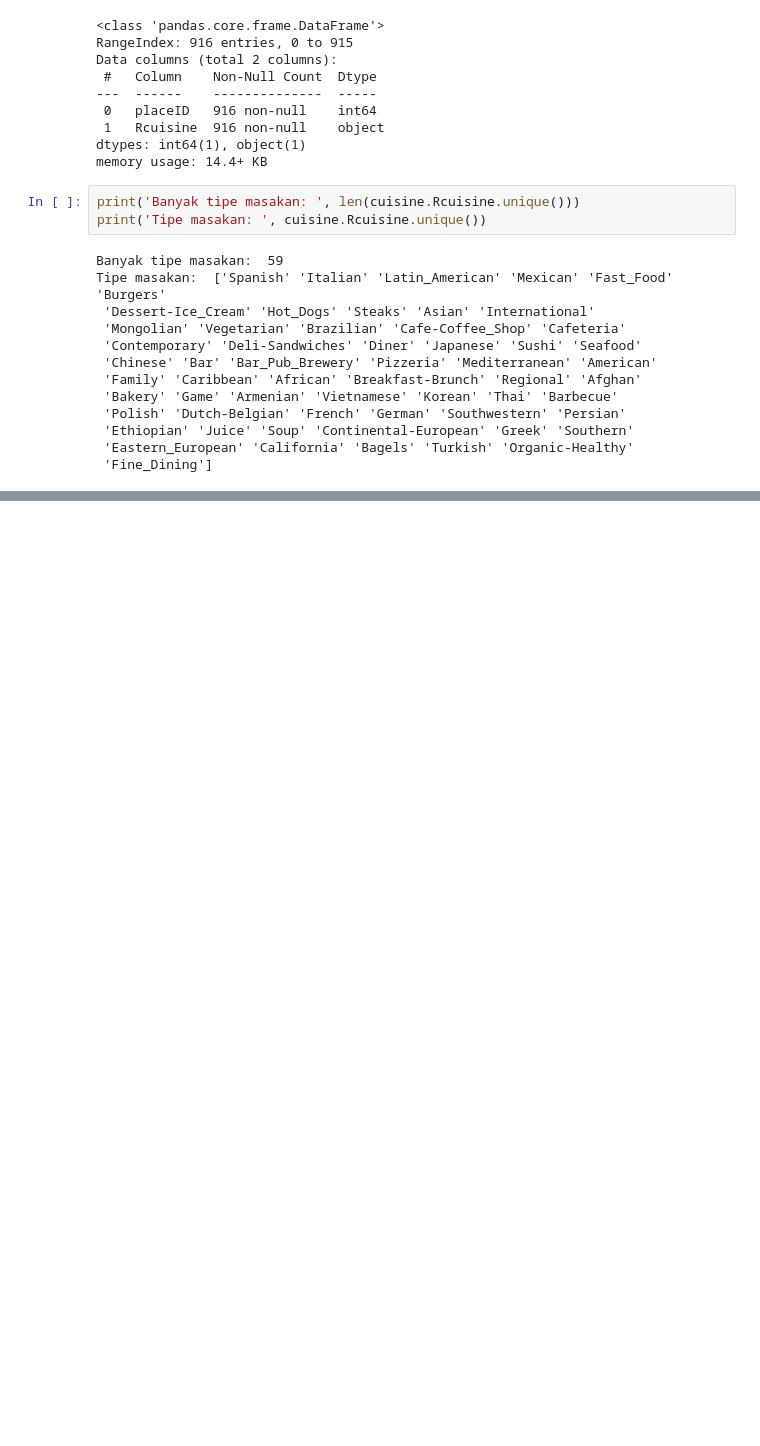
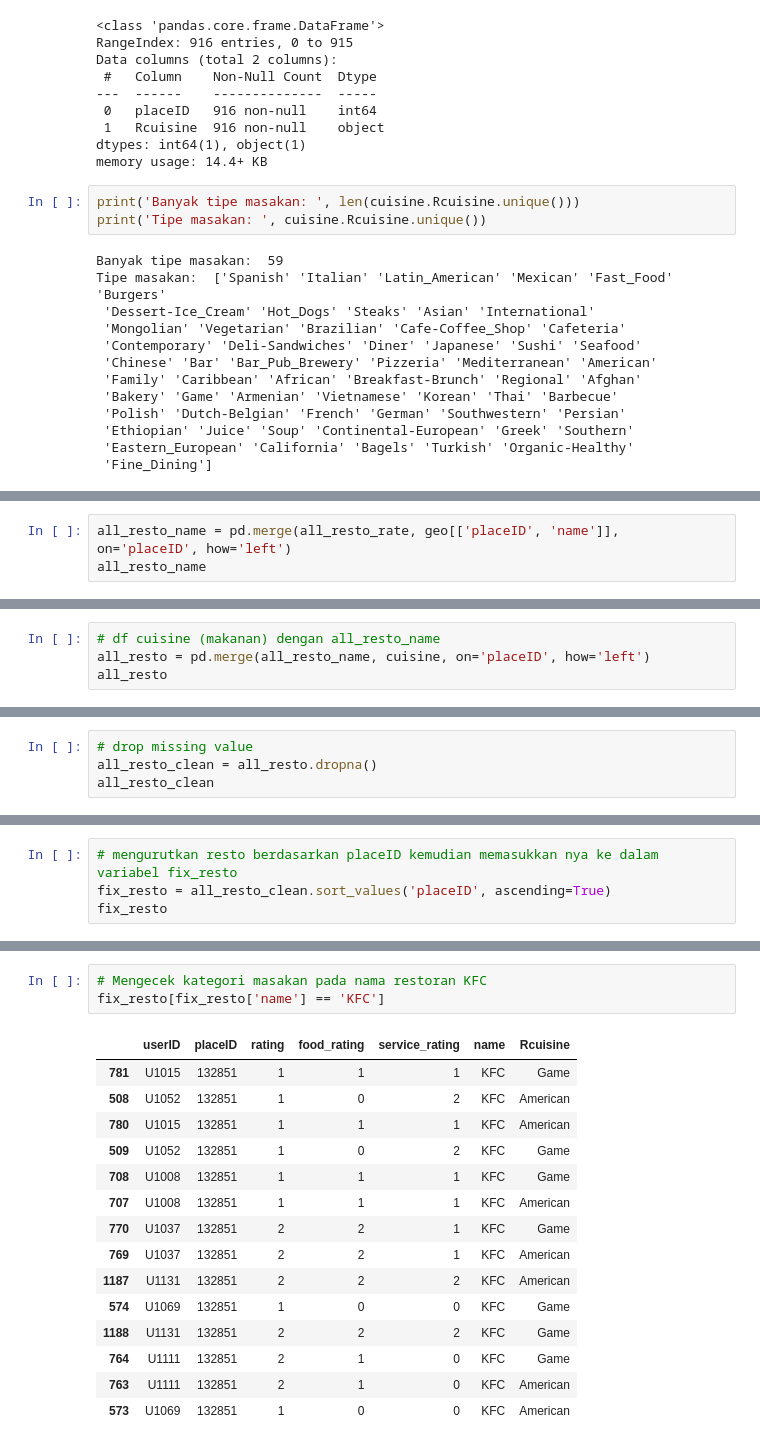
Before and after one commit to ludyhasby/machine_learning_terapan, a Jupyter notebook: recommendation_system/notebook.ipynb, the cells around one changed output, grey strips where cells are left out. Drawn from its saved outputs; the diff is of its cells as text; blank space fills up the shorter version.

```diff
--- a/recommendation_system/notebook.ipynb
+++ b/recommendation_system/notebook.ipynb
@@ -121,0 +291,3 @@ Tipe masakan:  ['Spanish' 'Italian' 'Latin_American' 'Mexican' 'Fast_Food' 'Burg
+# %%
+all_resto_name = pd.merge(all_resto_rate, geo[['placeID', 'name']], on='placeID', how='left')
+all_resto_name
@@ -121,0 +310,4 @@ Tipe masakan:  ['Spanish' 'Italian' 'Latin_American' 'Mexican' 'Fast_Food' 'Burg
+# %%
+# df cuisine (makanan) dengan all_resto_name
+all_resto = pd.merge(all_resto_name, cuisine, on='placeID', how='left')
+all_resto
@@ -121,0 +348,4 @@ Tipe masakan:  ['Spanish' 'Italian' 'Latin_American' 'Mexican' 'Fast_Food' 'Burg
+# %%
+# drop missing value
+all_resto_clean = all_resto.dropna()
+all_resto_clean
@@ -121,0 +370,4 @@ Tipe masakan:  ['Spanish' 'Italian' 'Latin_American' 'Mexican' 'Fast_Food' 'Burg
+# %%
+# mengurutkan resto berdasarkan placeID kemudian memasukkan nya ke dalam variabel fix_resto
+fix_resto = all_resto_clean.sort_values('placeID', ascending=True)
+fix_resto
@@ -121,0 +421,19 @@ Tipe masakan:  ['Spanish' 'Italian' 'Latin_American' 'Mexican' 'Fast_Food' 'Burg
+# %%
+# Mengecek kategori masakan pada nama restoran KFC
+fix_resto[fix_resto['name'] == 'KFC']
+# %% [output]
+|  | userID | placeID | rating | food_rating | service_rating | name | Rcuisine |
+| 781 | U1015 | 132851 | 1 | 1 | 1 | KFC | Game |
+| 508 | U1052 | 132851 | 1 | 0 | 2 | KFC | American |
+| 780 | U1015 | 132851 | 1 | 1 | 1 | KFC | American |
+| 509 | U1052 | 132851 | 1 | 0 | 2 | KFC | Game |
+| 708 | U1008 | 132851 | 1 | 1 | 1 | KFC | Game |
+| 707 | U1008 | 132851 | 1 | 1 | 1 | KFC | American |
+| 770 | U1037 | 132851 | 2 | 2 | 1 | KFC | Game |
+| 769 | U1037 | 132851 | 2 | 2 | 1 | KFC | American |
+| 1187 | U1131 | 132851 | 2 | 2 | 2 | KFC | American |
+| 574 | U1069 | 132851 | 1 | 0 | 0 | KFC | Game |
+| 1188 | U1131 | 132851 | 2 | 2 | 2 | KFC | Game |
+| 764 | U1111 | 132851 | 2 | 1 | 0 | KFC | Game |
+| 763 | U1111 | 132851 | 2 | 1 | 0 | KFC | American |
+| 573 | U1069 | 132851 | 1 | 0 | 0 | KFC | American |
```
Also changed, not shown: parts of 69 cells of this notebook.
